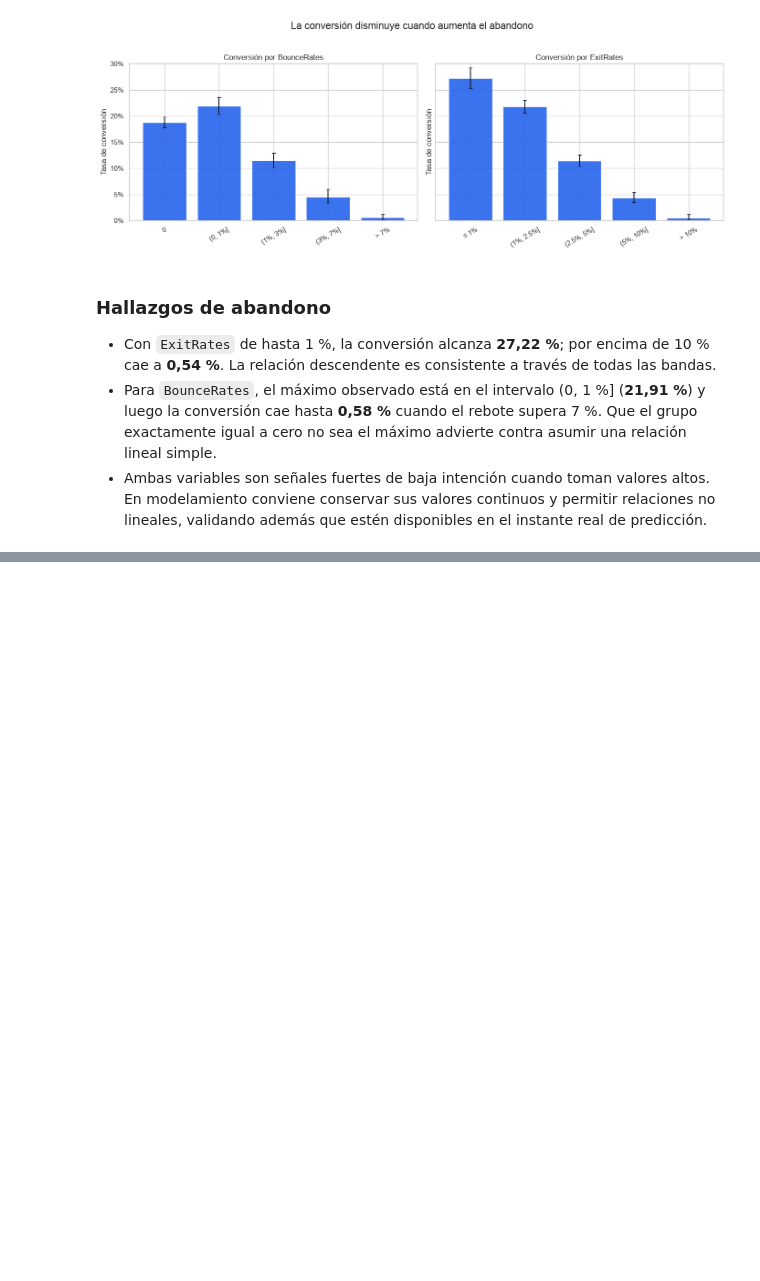
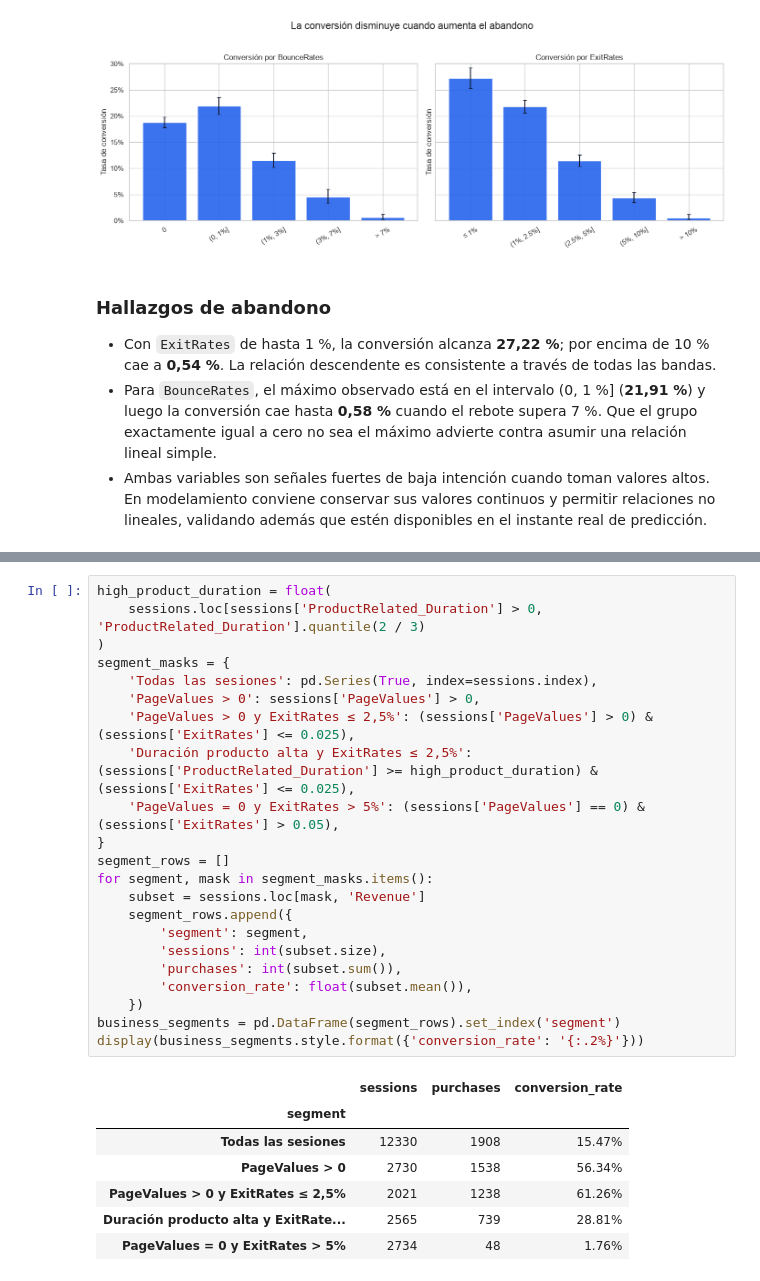
Before and after one commit to aladelca/maia_despliegue_soluciones_microproyecto, a Jupyter notebook: notebooks/09_eda_business_purchase_probability.ipynb, the cells around one changed output, grey strips where cells are left out. Cells and saved outputs as stored; diff of their text form; blank space fills up the shorter version.

```diff
--- a/notebooks/09_eda_business_purchase_probability.ipynb
+++ b/notebooks/09_eda_business_purchase_probability.ipynb
@@ -296,0 +375,30 @@ plt.show()
+# %%
+high_product_duration = float(
+    sessions.loc[sessions['ProductRelated_Duration'] > 0, 'ProductRelated_Duration'].quantile(2 / 3)
+)
+segment_masks = {
+    'Todas las sesiones': pd.Series(True, index=sessions.index),
+    'PageValues > 0': sessions['PageValues'] > 0,
+    'PageValues > 0 y ExitRates ≤ 2,5%': (sessions['PageValues'] > 0) & (sessions['ExitRates'] <= 0.025),
+    'Duración producto alta y ExitRates ≤ 2,5%': (sessions['ProductRelated_Duration'] >= high_product_duration) & (sessions['ExitRates'] <= 0.025),
+    'PageValues = 0 y ExitRates > 5%': (sessions['PageValues'] == 0) & (sessions['ExitRates'] > 0.05),
+}
+segment_rows = []
+for segment, mask in segment_masks.items():
+    subset = sessions.loc[mask, 'Revenue']
+    segment_rows.append({
+        'segment': segment,
+        'sessions': int(subset.size),
+        'purchases': int(subset.sum()),
+        'conversion_rate': float(subset.mean()),
+    })
+business_segments = pd.DataFrame(segment_rows).set_index('segment')
+display(business_segments.style.format({'conversion_rate': '{:.2%}'}))
+# %% [output]
+|  | sessions | purchases | conversion_rate |
+| segment |  |  |  |
+| Todas las sesiones | 12330 | 1908 | 15.47% |
+| PageValues > 0 | 2730 | 1538 | 56.34% |
+| PageValues > 0 y ExitRates ≤ 2,5% | 2021 | 1238 | 61.26% |
+| Duración producto alta y ExitRate... | 2565 | 739 | 28.81% |
+| PageValues = 0 y ExitRates > 5% | 2734 | 48 | 1.76% |
```
Also changed, not shown: parts of 8 cells of this notebook, 2 other files.
